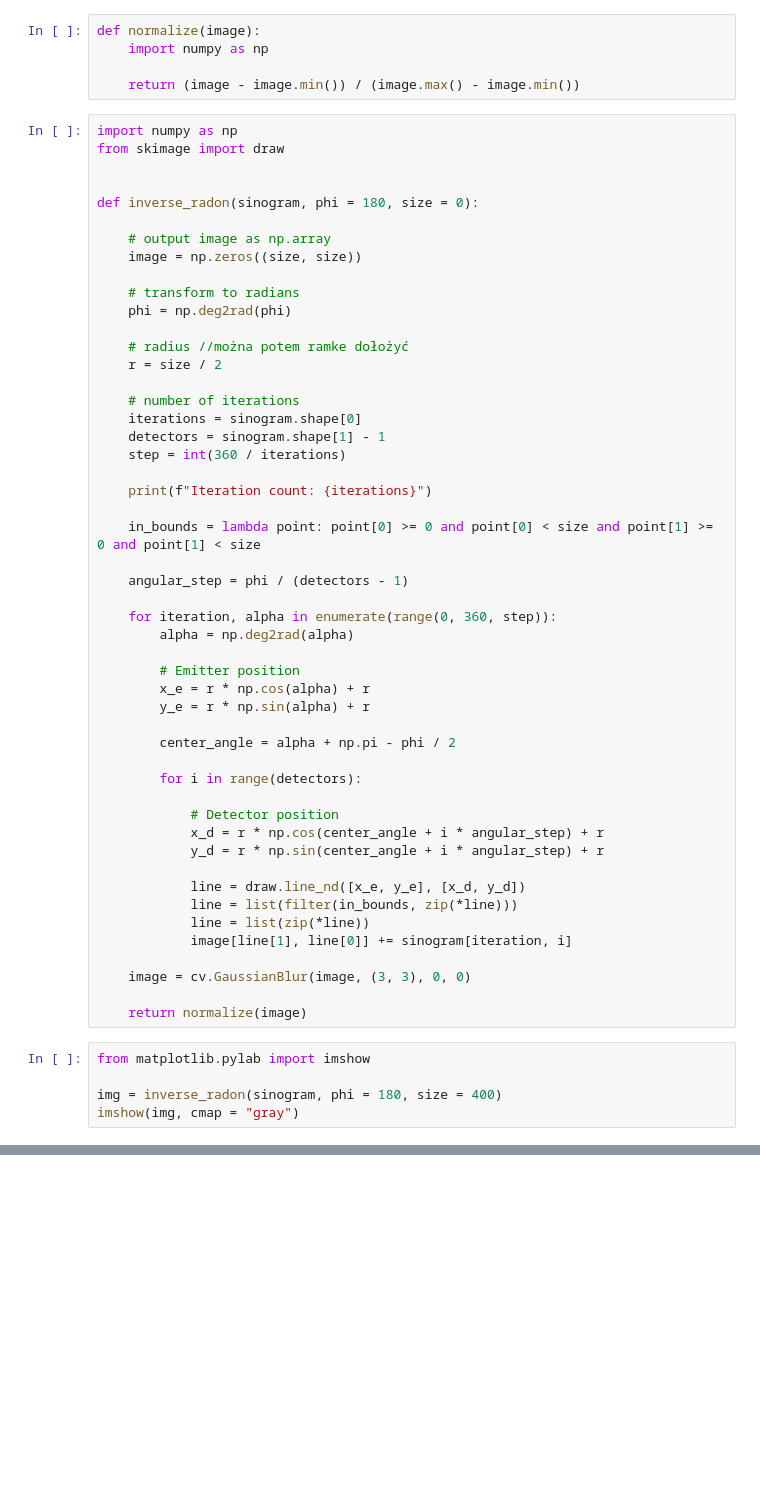
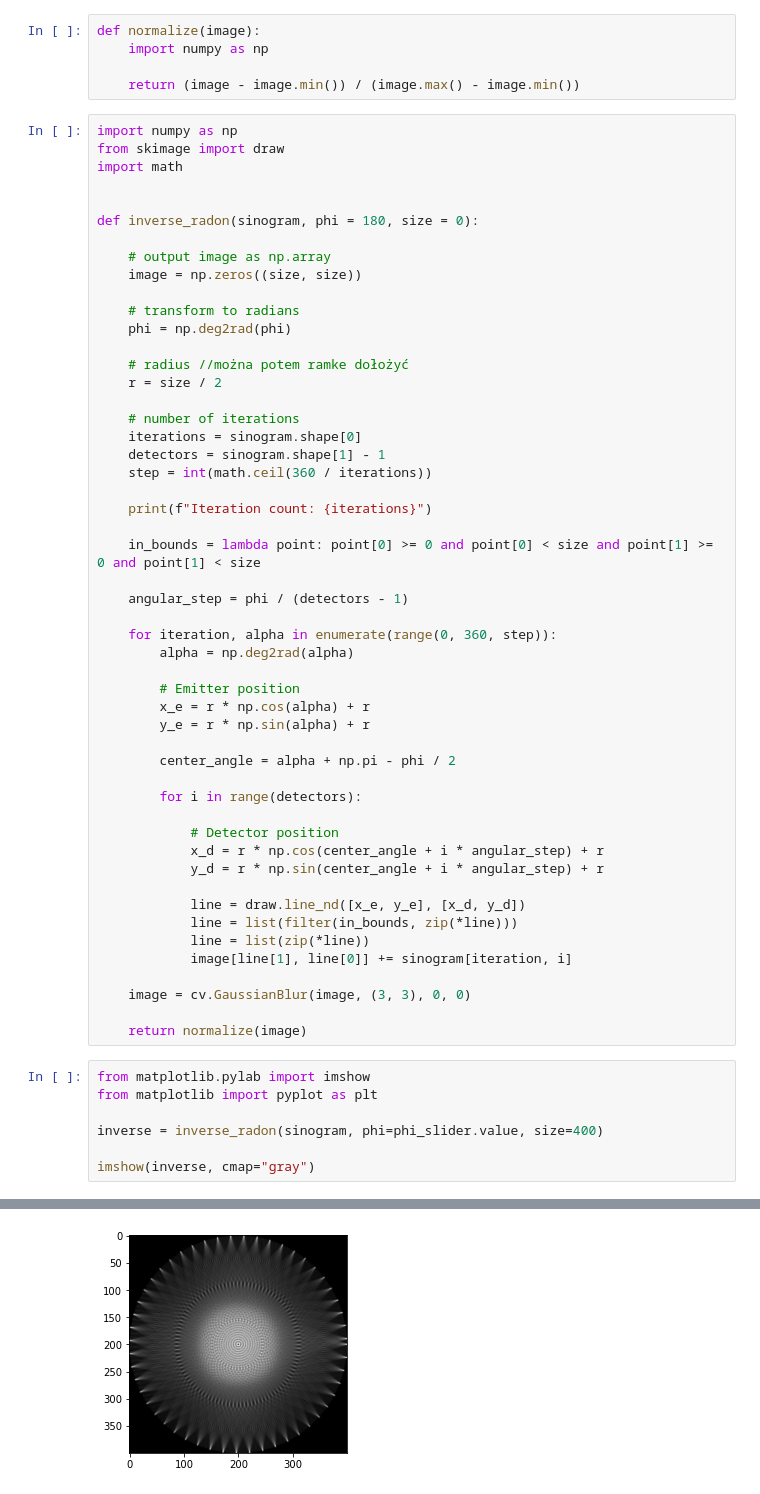
Before and after one commit to codeblessing/S6-IwM, a Jupyter notebook: ct.ipynb, the cells around one changed output, grey strips where cells are left out. Drawn from its saved outputs; the diff is of its cells as text; blank space fills up the shorter version.

Commit message:
sliders

```diff
--- a/ct.ipynb
+++ b/ct.ipynb
@@ -177,6 +216,7 @@ def normalize(image):
 # %%
 import numpy as np
 from skimage import draw
+import math
 
 
 def inverse_radon(sinogram, phi = 180, size = 0):
@@ -193,7 +233,7 @@ def inverse_radon(sinogram, phi = 180, size = 0):
     # number of iterations
     iterations = sinogram.shape[0]
     detectors = sinogram.shape[1] - 1
-    step = int(360 / iterations)
+    step = int(math.ceil(360 / iterations))
 
     print(f"Iteration count: {iterations}")
 
@@ -226,7 +266,9 @@ def inverse_radon(sinogram, phi = 180, size = 0):
     return normalize(image)
 # %%
 from matplotlib.pylab import imshow
+from matplotlib import pyplot as plt
 
-img = inverse_radon(sinogram, phi = 180, size = 400)
-imshow(img, cmap = "gray")
+inverse = inverse_radon(sinogram, phi=phi_slider.value, size=400)
+
+imshow(inverse, cmap="gray")
 # %% [output]
@@ -234,3 +277,4 @@ Iteration count: 360
+[figure, added]
 # %%
 from numpy import sqrt, mean
 
```
Also changed, not shown: parts of 6 cells of this notebook.
